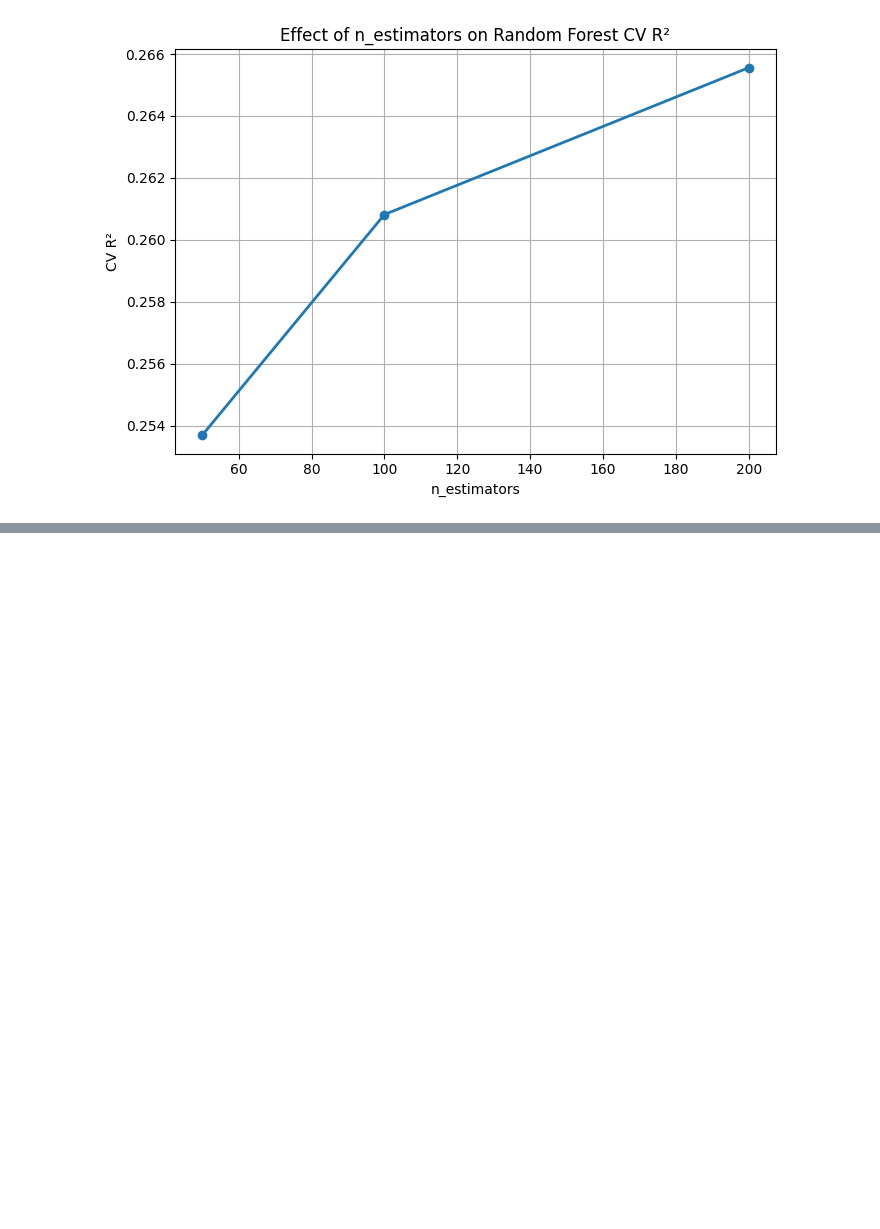
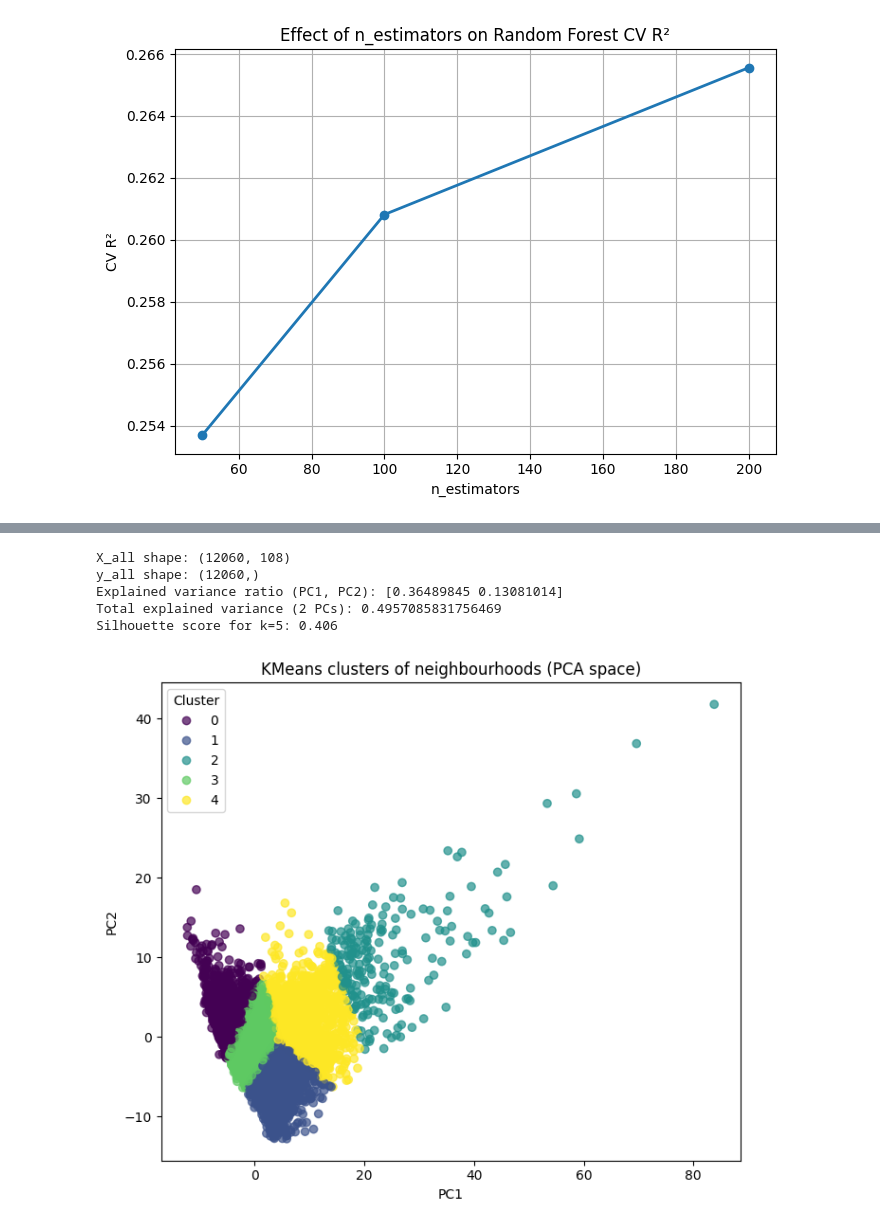
Before and after one commit to DiegoSourbag/ML-Final_Project, a Jupyter notebook: main.ipynb, the cells around one changed output, grey strips where cells are left out. Saved outputs shown, nothing was run; the diff lists cells and outputs as text; code cells hidden in the pictures; blank space fills up the shorter version.

```diff
--- a/main.ipynb
+++ b/main.ipynb
@@ -365,0 +584,38 @@ plt.show()
+# %%
+X_all = pd.concat([X_train_final, X_test_final], axis=0)
+y_all = y.loc[X_all.index]
+
+print("X_all shape:", X_all.shape)
+print("y_all shape:", y_all.shape)
+
+scaler_clust = StandardScaler()
+X_all_scaled = scaler_clust.fit_transform(X_all)
+
+pca = PCA(n_components=2, random_state=random_state)
+X_all_pca = pca.fit_transform(X_all_scaled)
+
+print("Explained variance ratio (PC1, PC2):", pca.explained_variance_ratio_)
+print("Total explained variance (2 PCs):", pca.explained_variance_ratio_.sum())
+
+k = 5
+kmeans = KMeans(n_clusters=k, random_state=random_state, n_init=10)
+labels = kmeans.fit_predict(X_all_pca)
+
+sil = silhouette_score(X_all_pca, labels)
+print(f"Silhouette score for k={k}: {sil:.3f}")
+
+plt.figure(figsize=(7, 6))
+scatter = plt.scatter(X_all_pca[:, 0], X_all_pca[:, 1], c=labels, alpha=0.7)
+plt.xlabel("PC1")
+plt.ylabel("PC2")
+plt.title("KMeans clusters of neighbourhoods (PCA space)")
+plt.legend(*scatter.legend_elements(), title="Cluster")
+plt.tight_layout()
+plt.show()
+# %% [output]
+X_all shape: (12060, 108)
+y_all shape: (12060,)
+Explained variance ratio (PC1, PC2): [0.36489845 0.13081014]
+Total explained variance (2 PCs): 0.4957085831756469
+Silhouette score for k=5: 0.406
+[figure, added]
```
Also changed, not shown: parts of 14 cells of this notebook, 1 other file.
